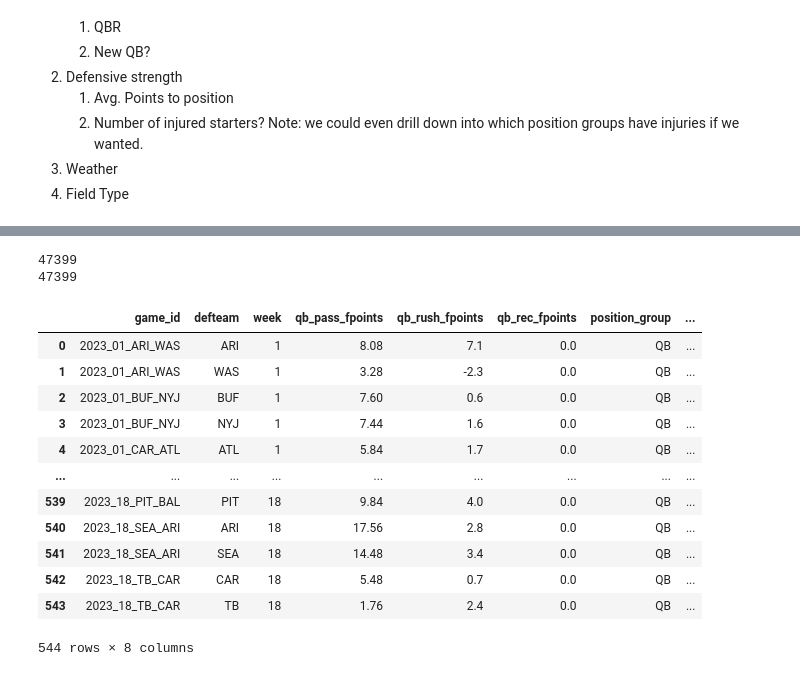
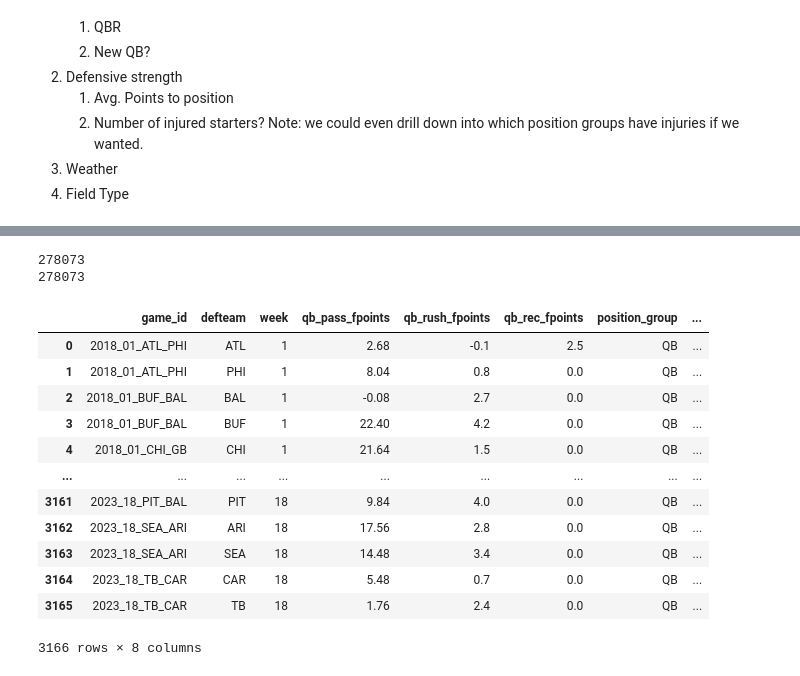
Before and after one commit to ColinB19/FantasyFootballAnalysis, a Jupyter notebook: NFL_dataset_creation.ipynb, the cells around one changed output, grey strips where cells are left out. Cells and saved outputs as stored; diff of their text form; code cells hidden in the pictures.

```diff
--- a/NFL_dataset_creation.ipynb
+++ b/NFL_dataset_creation.ipynb
@@ -307,6 +225,7 @@ id_map["team"] = id_map["team"].replace(
         "LAR": "LA",
         "GBP": "GB",
         "JAC": "JAX",
+        "OAK":"LV"
     }
 )
 
@@ -322,6 +241,10 @@ game_id_map = pd.concat(
     ],
     ignore_index=False,
 )
+# Since the Raiders moved in 2020, some of this data abbreviates the team as "OAK" and some as "LV". We are going to
+# rename for consitencies sake
+game_id_map['team_abbr'] = game_id_map['team_abbr'].replace({"OAK":"LV"})
+
 
 # merges the AWS data with the game id data from above
 ngs_receiving = ngs_receiving.merge(
@@ -334,6 +257,7 @@ ngs_receiving = ngs_receiving.merge(
 pfr_receiving = pfr_receiving.merge(
     id_map[["pfr_id", "gsis_id"]], left_on=["pfr_player_id"], right_on=["pfr_id"]
 ).rename({"gsis_id": "player_id"}, axis=1)
+pfr_receiving['team'] = pfr_receiving['team'].replace({"OAK":"LV"})
 
 # NOTE: The weekly data does not have the opponent team info for 2022. Thus we would need different logic to grab the game_id.
 # We actually end up creating all the stats from this dataset by hand so there is no need.
@@ -360,7 +284,7 @@ t1 = pbp_data[
     & (
         (pbp_data["game_id"].str.contains("2021"))
         | (pbp_data["game_id"].str.contains("2022"))
-        | (pbp_data["game_id"].str.contains("2022"))
+        | (pbp_data["game_id"].str.contains("2023"))
     )
 ].copy()
 t2 = pbp_data[
@@ -677,7 +591,13 @@ rosters = pd.DataFrame(columns=r_col_list)
 for yr in year:
     t_roster = nfl.import_weekly_rosters(years=[yr])[r_col_list]
     t_roster["season"] = yr
+    if yr < 2021:
+        t_roster = t_roster[t_roster.week <= 17]
+    else:
+        t_roster = t_roster[t_roster.week <= 18]
     rosters = pd.concat([rosters, t_roster], ignore_index=True)
+
+rosters['team'] = rosters['team'].replace({"OAK":"LV"})
 # %%
 # now we ensure that active players who didn't get any of the above stats are still in the dataset
 rosters = rosters.merge(
@@ -1522,23 +1706,23 @@ qbr.head()
 print(len(pbp_data))
 
 pbp_data["passer_player_position"] = pbp_data.merge(
-    rosters[["player_id", "position", "week"]],
-    left_on=["week", "passer_player_id"],
-    right_on=["week", "player_id"],
+    rosters[["player_id", "position", "game_id"]],
+    left_on=["passer_player_id", "game_id"],
+    right_on=["player_id", "game_id"],
     how="left",
 )["position"]
 
 pbp_data["rusher_player_position"] = pbp_data.merge(
-    rosters[["player_id", "position", "week"]],
-    left_on=["week", "rusher_player_id"],
-    right_on=["week", "player_id"],
+    rosters[["player_id", "position", "game_id"]],
+    left_on=["rusher_player_id", "game_id"],
+    right_on=["player_id", "game_id"],
     how="left",
 )["position"]
 
 pbp_data["receiver_player_position"] = pbp_data.merge(
-    rosters[["player_id", "position", "week"]],
-    left_on=["week", "receiver_player_id"],
-    right_on=["week", "player_id"],
+    rosters[["player_id", "position", "game_id"]],
+    left_on=["receiver_player_id", "game_id"],
+    right_on=["player_id", "game_id"],
     how="left",
 )["position"]
 
@@ -1602,46 +1786,46 @@ temp_qb_fpoints_2 = qb_grouping_rush.apply(
     lambda x: fpoints(x, point_string="qb_rush_fpoints", possession_type="rush")
 ).reset_index()
 
 qb_grouping_rec = pbp_data[(pbp_data["receiver_player_position"] == "QB")].groupby(
     ["game_id", "defteam", "week"]
 )
 temp_qb_fpoints_3 = qb_grouping_rec.apply(
     lambda x: fpoints(x, point_string="qb_rec_fpoints", possession_type="rec")
 ).reset_index()
 
 
 # now we put that all together to get the fantasy points given up by each defense each week.
 temp_qb_fpoints = temp_qb_fpoints.merge(
     temp_qb_fpoints_2, on=["game_id", "defteam", "week"], how="outer"
 )
 temp_qb_fpoints = temp_qb_fpoints.merge(
     temp_qb_fpoints_3, on=["game_id", "defteam", "week"], how="outer"
 )
 temp_qb_fpoints["position_group"] = "QB"
 temp_qb_fpoints["qb_rec_fpoints"] = temp_qb_fpoints["qb_rec_fpoints"].fillna(0)
 temp_qb_fpoints["qb_rush_fpoints"] = temp_qb_fpoints["qb_rush_fpoints"].fillna(0)
 temp_qb_fpoints["qb_pass_fpoints"] = temp_qb_fpoints["qb_pass_fpoints"].fillna(0)
 temp_qb_fpoints["total_qb_fpoints_given_up"] = (
     temp_qb_fpoints["qb_rec_fpoints"]
     + temp_qb_fpoints["qb_rush_fpoints"]
     + temp_qb_fpoints["qb_pass_fpoints"]
 )
 temp_qb_fpoints
 # %% [output]
-47399
-47399
+278073
+278073
 |  | game_id | defteam | week | qb_pass_fpoints | qb_rush_fpoints | qb_rec_fpoints | position_group | ... |
-| 0 | 2023_01_ARI_WAS | ARI | 1 | 8.08 | 7.1 | 0.0 | QB | ... |
-| 1 | 2023_01_ARI_WAS | WAS | 1 | 3.28 | -2.3 | 0.0 | QB | ... |
-| 2 | 2023_01_BUF_NYJ | BUF | 1 | 7.60 | 0.6 | 0.0 | QB | ... |
-| 3 | 2023_01_BUF_NYJ | NYJ | 1 | 7.44 | 1.6 | 0.0 | QB | ... |
-| 4 | 2023_01_CAR_ATL | ATL | 1 | 5.84 | 1.7 | 0.0 | QB | ... |
+| 0 | 2018_01_ATL_PHI | ATL | 1 | 2.68 | -0.1 | 2.5 | QB | ... |
+| 1 | 2018_01_ATL_PHI | PHI | 1 | 8.04 | 0.8 | 0.0 | QB | ... |
+| 2 | 2018_01_BUF_BAL | BAL | 1 | -0.08 | 2.7 | 0.0 | QB | ... |
+| 3 | 2018_01_BUF_BAL | BUF | 1 | 22.40 | 4.2 | 0.0 | QB | ... |
+| 4 | 2018_01_CHI_GB | CHI | 1 | 21.64 | 1.5 | 0.0 | QB | ... |
 | ... | ... | ... | ... | ... | ... | ... | ... | ... |
-| 539 | 2023_18_PIT_BAL | PIT | 18 | 9.84 | 4.0 | 0.0 | QB | ... |
-| 540 | 2023_18_SEA_ARI | ARI | 18 | 17.56 | 2.8 | 0.0 | QB | ... |
-| 541 | 2023_18_SEA_ARI | SEA | 18 | 14.48 | 3.4 | 0.0 | QB | ... |
-| 542 | 2023_18_TB_CAR | CAR | 18 | 5.48 | 0.7 | 0.0 | QB | ... |
-| 543 | 2023_18_TB_CAR | TB | 18 | 1.76 | 2.4 | 0.0 | QB | ... |
+| 3161 | 2023_18_PIT_BAL | PIT | 18 | 9.84 | 4.0 | 0.0 | QB | ... |
+| 3162 | 2023_18_SEA_ARI | ARI | 18 | 17.56 | 2.8 | 0.0 | QB | ... |
+| 3163 | 2023_18_SEA_ARI | SEA | 18 | 14.48 | 3.4 | 0.0 | QB | ... |
+| 3164 | 2023_18_TB_CAR | CAR | 18 | 5.48 | 0.7 | 0.0 | QB | ... |
+| 3165 | 2023_18_TB_CAR | TB | 18 | 1.76 | 2.4 | 0.0 | QB | ... |
-544 rows × 8 columns
+3166 rows × 8 columns
 # %%
 rb_grouping_pass = pbp_data[(pbp_data["passer_player_position"] == "RB")].groupby(
```
Also changed, not shown: parts of 68 cells of this notebook, 1 other file.
